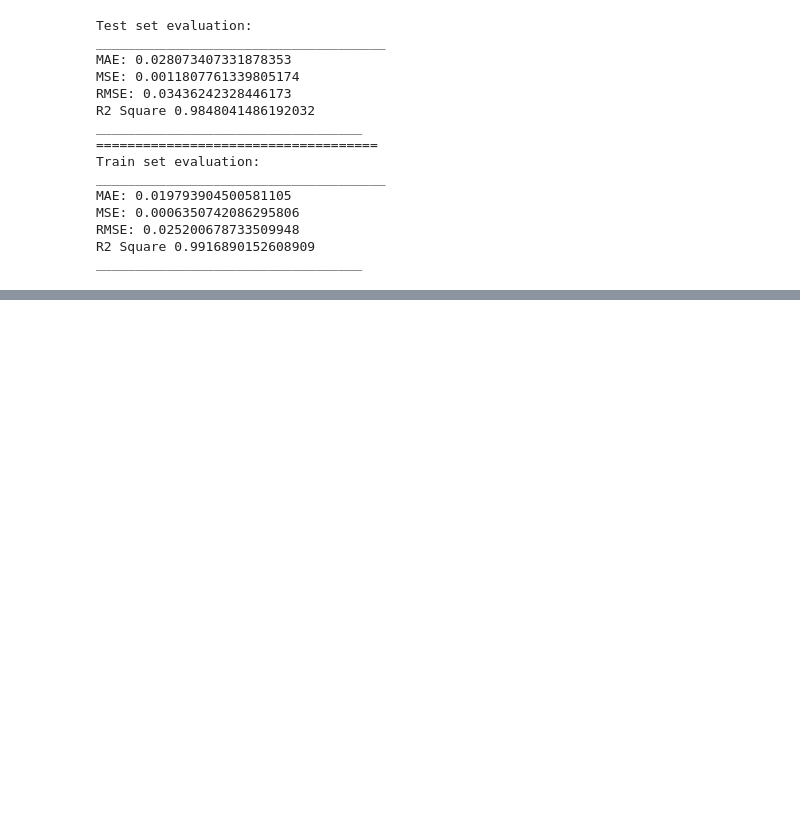
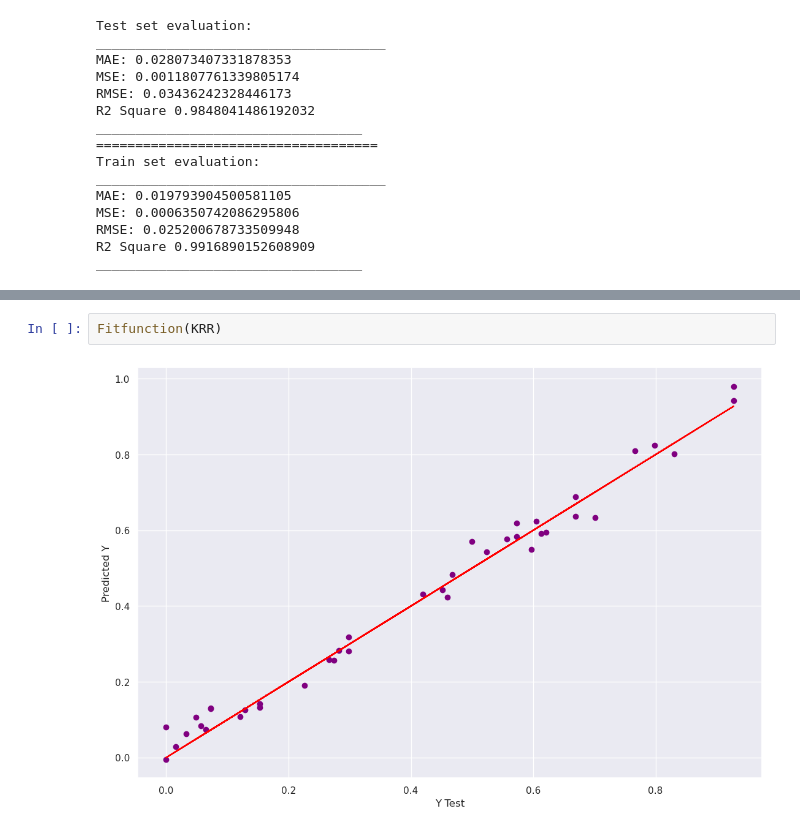
Before and after one commit to Raaaii/Breast_Cancer_ML-DL, a Jupyter notebook: elasticNet/finalwork.ipynb, the cells around one changed output, grey strips where cells are left out. Cells and saved outputs as stored; diff of their text form; blank space fills up the shorter version.

```diff
--- a/elasticNet/finalwork.ipynb
+++ b/elasticNet/finalwork.ipynb
@@ -564,3 +589,7 @@ optimal_alpha(ElasticNetR)
+# %%
+Fitfunction(KRR)
+# %% [output]
+[figure, added]
 # %%
 
 results_df.set_index('Model', inplace=True)
```
Also changed, not shown: parts of 5 cells of this notebook.
